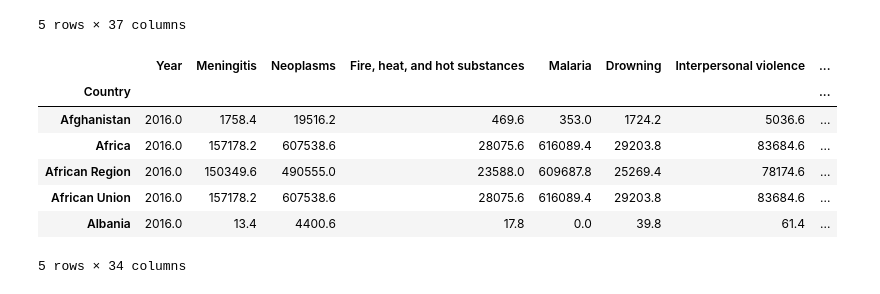
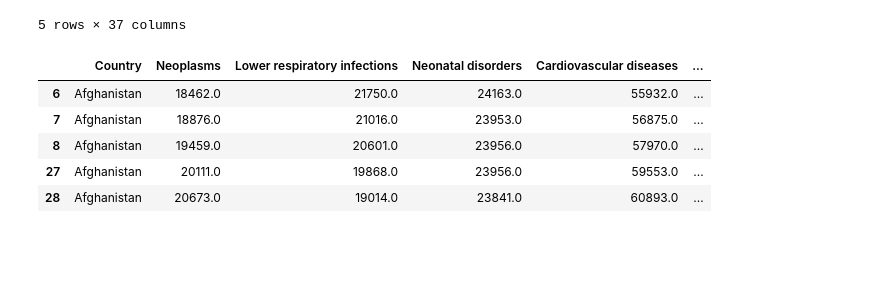
Before and after one commit to TanishaCooper/projectone_groupfour, a Jupyter notebook: HealthcarePy/test.ipynb, the cells around one changed output. Cells and saved outputs as stored; diff of their text form; code cells hidden in the pictures; blank space fills up the shorter version.

```diff
--- a/HealthcarePy/test.ipynb
+++ b/HealthcarePy/test.ipynb
@@ -68,14 +60,13 @@ year_df.head()
 # %%
 # year_df.sort_values('Total Number of Deaths', axis=1, ascending=False, inplace=True)
 # %%
-country = year_df.groupby('Country').mean()
-country.head()
+# Sort by top causes of death (outside source???)
+clean_df = year_df[["Country","Neoplasms","Lower respiratory infections","Neonatal disorders","Cardiovascular diseases","Chronic respiratory diseases",'Total Number of Deaths']]
+clean_df.head()
 # %% [output]
-|  | Year | Meningitis | Neoplasms | Fire, heat, and hot substances | Malaria | Drowning | Interpersonal violence | ... |
-| Country |  |  |  |  |  |  |  | ... |
-| Afghanistan | 2016.0 | 1758.4 | 19516.2 | 469.6 | 353.0 | 1724.2 | 5036.6 | ... |
-| Africa | 2016.0 | 157178.2 | 607538.6 | 28075.6 | 616089.4 | 29203.8 | 83684.6 | ... |
-| African Region | 2016.0 | 150349.6 | 490555.0 | 23588.0 | 609687.8 | 25269.4 | 78174.6 | ... |
-| African Union | 2016.0 | 157178.2 | 607538.6 | 28075.6 | 616089.4 | 29203.8 | 83684.6 | ... |
-| Albania | 2016.0 | 13.4 | 4400.6 | 17.8 | 0.0 | 39.8 | 61.4 | ... |
+|  | Country | Neoplasms | Lower respiratory infections | Neonatal disorders | Cardiovascular diseases | ... |
+| 6 | Afghanistan | 18462.0 | 21750.0 | 24163.0 | 55932.0 | ... |
+| 7 | Afghanistan | 18876.0 | 21016.0 | 23953.0 | 56875.0 | ... |
+| 8 | Afghanistan | 19459.0 | 20601.0 | 23956.0 | 57970.0 | ... |
+| 27 | Afghanistan | 20111.0 | 19868.0 | 23956.0 | 59553.0 | ... |
+| 28 | Afghanistan | 20673.0 | 19014.0 | 23841.0 | 60893.0 | ... |
-5 rows × 34 columns
```
Also changed, not shown: parts of 12 cells of this notebook.
